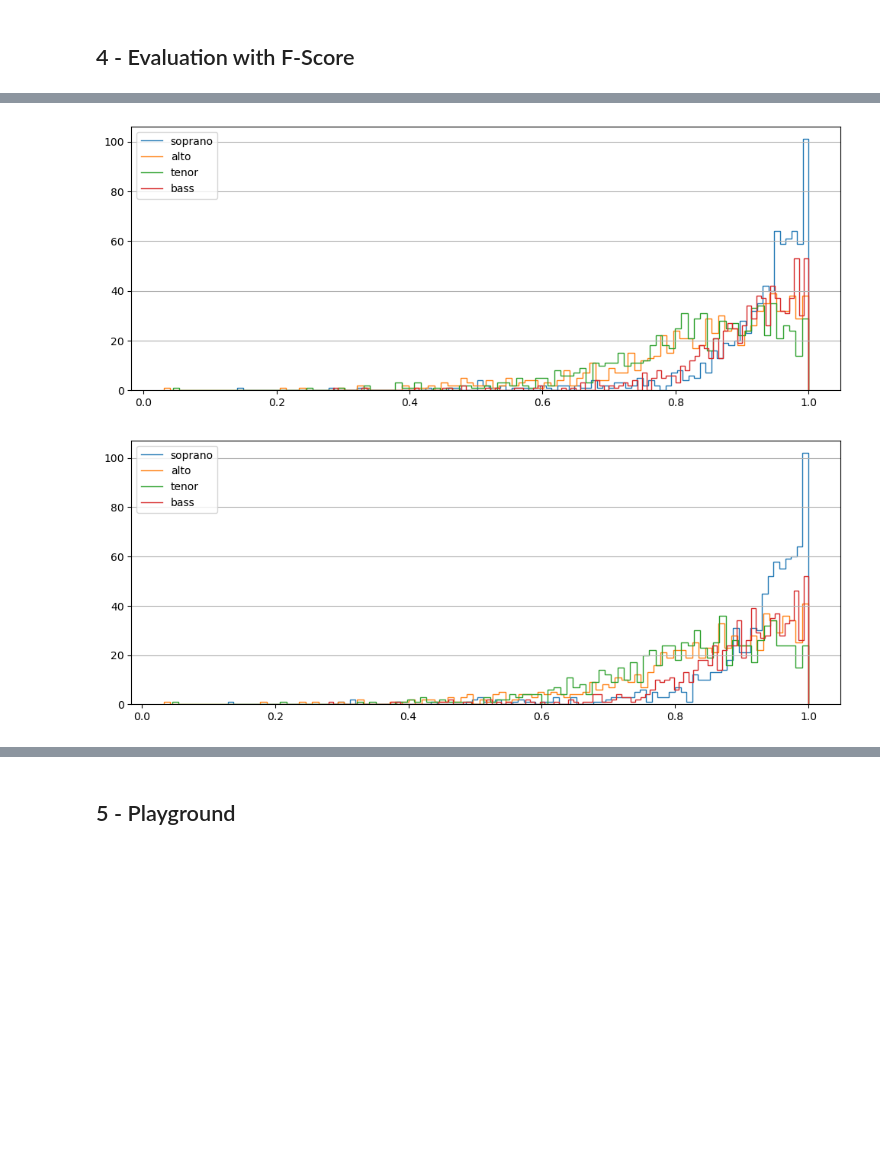
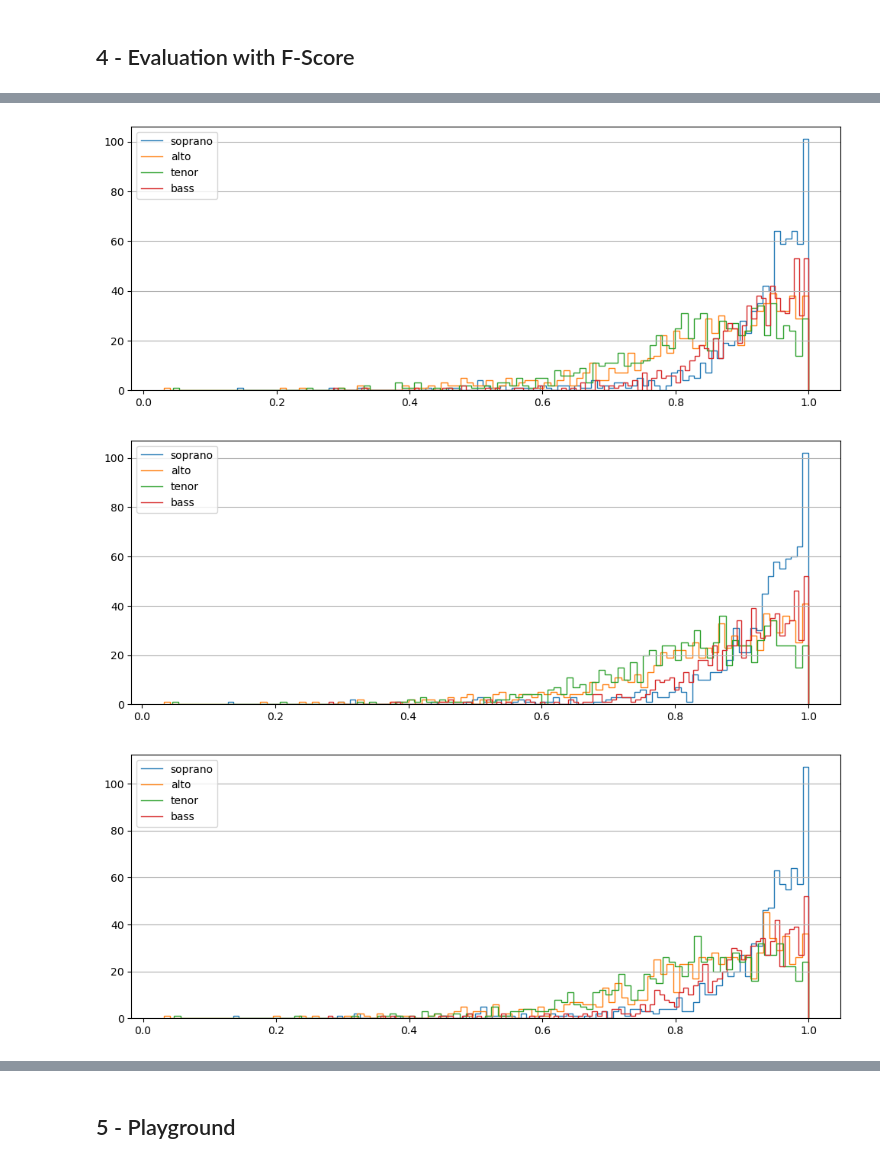
Before and after one commit to Xornotor/VocalAssignment-SSCS, a Jupyter notebook: SSCS_Training.ipynb, the cells around one changed output, grey strips where cells are left out. Cells and saved outputs as stored; diff of their text form; code cells hidden in the pictures; blank space fills up the shorter version.

Commit message:
Treino 3: Full test set f-score eval

```diff
--- a/SSCS_Training.ipynb
+++ b/SSCS_Training.ipynb
@@ -28,8 +28,8 @@ ds_val = sscs.get_dataset(split='validate', end_index=300)
 ds_test = sscs.get_dataset(split='test', end_index=300)
 # %%
 #ckpt_dir = './Checkpoints/mask_voas_treino1.keras'
-ckpt_dir = './Checkpoints/mask_voas_treino2_tracked.keras'
-#ckpt_dir = './Checkpoints/mask_voas_treino3_tracked.keras'
+#ckpt_dir = './Checkpoints/mask_voas_treino2_tracked.keras'
+ckpt_dir = './Checkpoints/mask_voas_treino3_tracked.keras'
 #ckpt_dir = './Checkpoints/mask_voas_treino4_tracked.keras'
 #ckpt_dir = './Checkpoints/mask_voas_treino5_tracked.keras'
 #ckpt_dir = './Checkpoints/mask_voas_treino6_tracked.keras'
@@ -188,12 +88,15 @@ f_scr5 = np.load("./Evaluation_Data/f-scores_treino5_tracked.npy")
 f_scr6 = np.load("./Evaluation_Data/f-scores_treino5_tracked.npy")
 f_scr1_full = np.load("./Evaluation_Data/f-scores_treino1_full_test.npy")
 f_scr2_full = np.load("./Evaluation_Data/f-scores_treino2_tracked_full_test.npy")
+f_scr3_full = np.load("./Evaluation_Data/f-scores_treino3_tracked_full_test.npy")
 # %%
 sscs.joint_f_histograms(f_scr1_full)
 sscs.joint_f_histograms(f_scr2_full)
+sscs.joint_f_histograms(f_scr3_full)
 # %% [output]
 [figure]
 [figure]
+[figure, added]
 # %%
 sscs.voice_f_histograms(f_scr1_full)
 sscs.voice_f_histograms(f_scr2_full)
```
Also changed, not shown: parts of 4 cells of this notebook, 1 other file.
